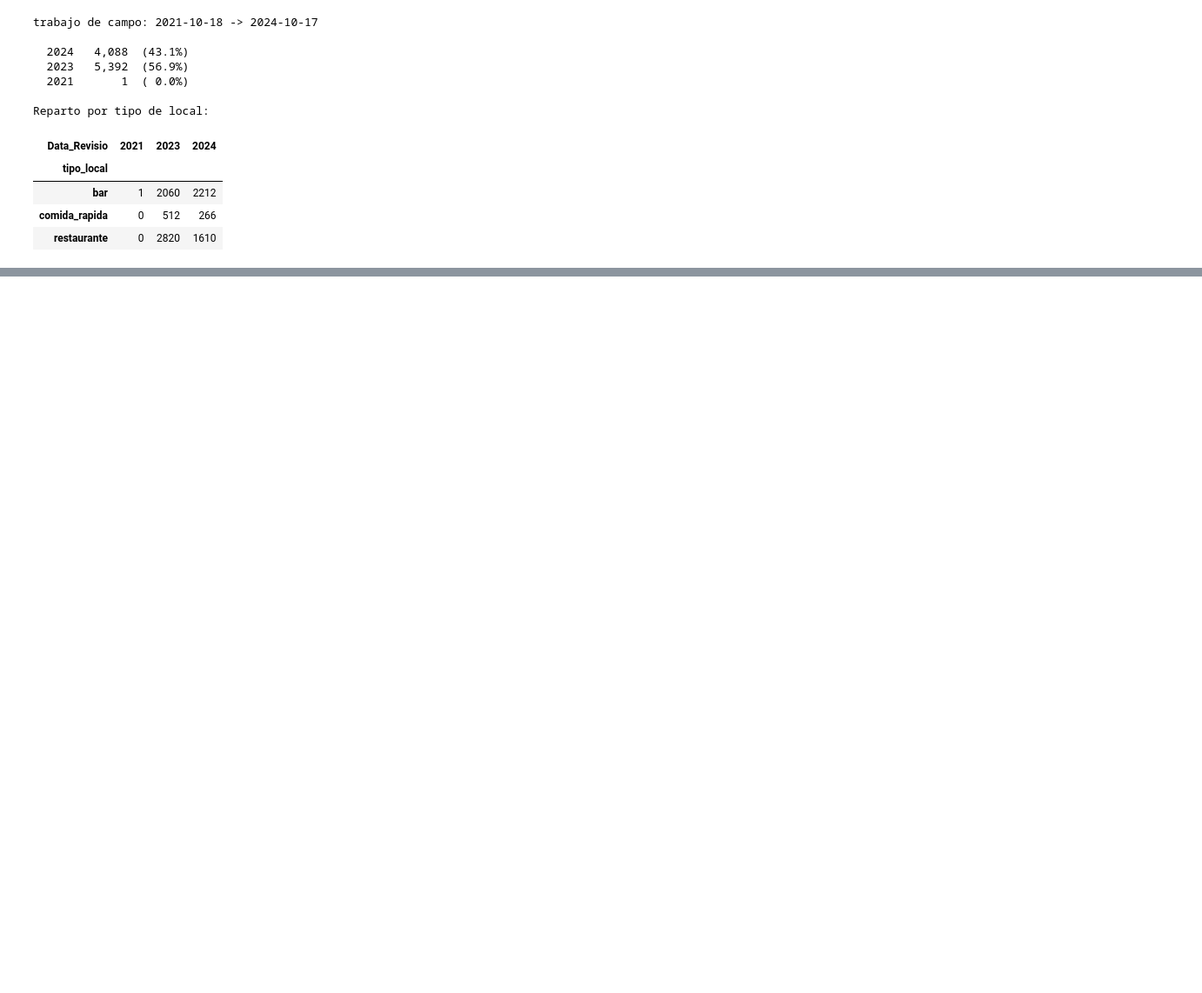
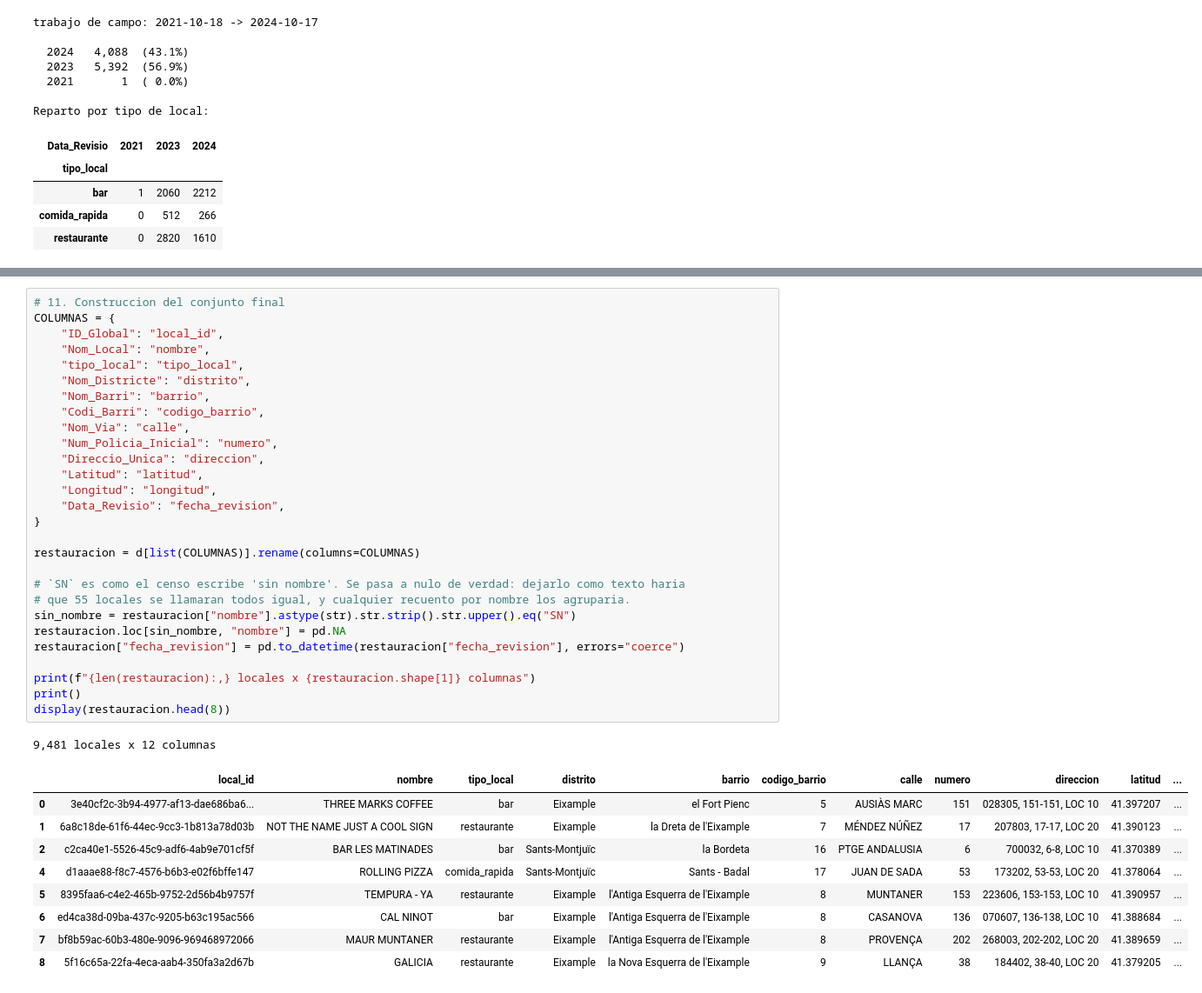
Before and after one commit to Ruthlessallen/Turismo-y-Barcelona, a Jupyter notebook: pipeline/notebooks/revisar_restauracion.ipynb, the cells around one changed output, grey strips where cells are left out. Shown at 87% size. Cells and saved outputs as stored; diff of their text form; blank space fills up the shorter version.

```diff
--- a/pipeline/notebooks/revisar_restauracion.ipynb
+++ b/pipeline/notebooks/revisar_restauracion.ipynb
@@ -419,0 +432,39 @@ Reparto por tipo de local:
+# %%
+# 11. Construccion del conjunto final
+COLUMNAS = {
+    "ID_Global": "local_id",
+    "Nom_Local": "nombre",
+    "tipo_local": "tipo_local",
+    "Nom_Districte": "distrito",
+    "Nom_Barri": "barrio",
+    "Codi_Barri": "codigo_barrio",
+    "Nom_Via": "calle",
+    "Num_Policia_Inicial": "numero",
+    "Direccio_Unica": "direccion",
+    "Latitud": "latitud",
+    "Longitud": "longitud",
+    "Data_Revisio": "fecha_revision",
+}
+
+restauracion = d[list(COLUMNAS)].rename(columns=COLUMNAS)
+
+# `SN` es como el censo escribe 'sin nombre'. Se pasa a nulo de verdad: dejarlo como texto haria
+# que 55 locales se llamaran todos igual, y cualquier recuento por nombre los agruparia.
+sin_nombre = restauracion["nombre"].astype(str).str.strip().str.upper().eq("SN")
+restauracion.loc[sin_nombre, "nombre"] = pd.NA
+restauracion["fecha_revision"] = pd.to_datetime(restauracion["fecha_revision"], errors="coerce")
+
+print(f"{len(restauracion):,} locales x {restauracion.shape[1]} columnas")
+print()
+display(restauracion.head(8))
+# %% [output]
+9,481 locales x 12 columnas
+|  | local_id | nombre | tipo_local | distrito | barrio | codigo_barrio | calle | numero | direccion | latitud | ... |
+| 0 | 3e40cf2c-3b94-4977-af13-dae686ba6... | THREE MARKS COFFEE | bar | Eixample | el Fort Pienc | 5 | AUSIÀS MARC | 151 | 028305, 151-151, LOC 10 | 41.397207 | ... |
+| 1 | 6a8c18de-61f6-44ec-9cc3-1b813a78d03b | NOT THE NAME JUST A COOL SIGN | restaurante | Eixample | la Dreta de l'Eixample | 7 | MÉNDEZ NÚÑEZ | 17 | 207803, 17-17, LOC 20 | 41.390123 | ... |
+| 2 | c2ca40e1-5526-45c9-adf6-4ab9e701cf5f | BAR LES MATINADES | bar | Sants-Montjuïc | la Bordeta | 16 | PTGE ANDALUSIA | 6 | 700032, 6-8, LOC 10 | 41.370389 | ... |
+| 4 | d1aaae88-f8c7-4576-b6b3-e02f6bffe147 | ROLLING PIZZA | comida_rapida | Sants-Montjuïc | Sants - Badal | 17 | JUAN DE SADA | 53 | 173202, 53-53, LOC 20 | 41.378064 | ... |
+| 5 | 8395faa6-c4e2-465b-9752-2d56b4b9757f | TEMPURA - YA | restaurante | Eixample | l'Antiga Esquerra de l'Eixample | 8 | MUNTANER | 153 | 223606, 153-153, LOC 10 | 41.390957 | ... |
+| 6 | ed4ca38d-09ba-437c-9205-b63c195ac566 | CAL NINOT | bar | Eixample | l'Antiga Esquerra de l'Eixample | 8 | CASANOVA | 136 | 070607, 136-138, LOC 10 | 41.388684 | ... |
+| 7 | bf8b59ac-60b3-480e-9096-969468972066 | MAUR MUNTANER | restaurante | Eixample | l'Antiga Esquerra de l'Eixample | 8 | PROVENÇA | 202 | 268003, 202-202, LOC 20 | 41.389659 | ... |
+| 8 | 5f16c65a-22fa-4eca-aab4-350fa3a2d67b | GALICIA | restaurante | Eixample | la Nova Esquerra de l'Eixample | 9 | LLANÇA | 38 | 184402, 38-40, LOC 20 | 41.379205 | ... |
```
Also changed, not shown: parts of 3 cells of this notebook.
